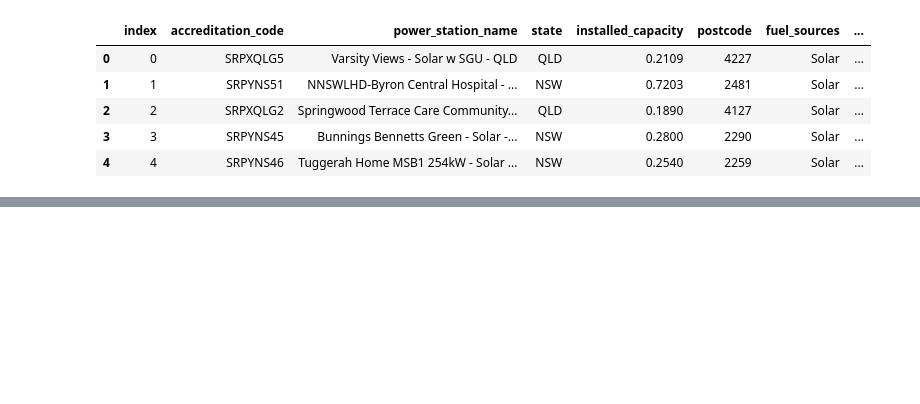
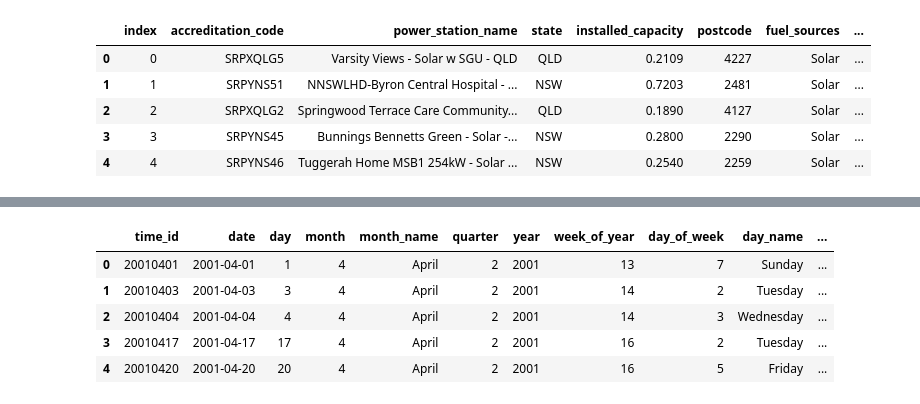
Before and after one commit to mnaufaldr01/de-assignment-1, a Jupyter notebook: assignment1.ipynb, the cells around one changed output, grey strips where cells are left out. Cells and saved outputs as stored; diff of their text form; code cells hidden in the pictures; blank space fills up the shorter version.

```diff
--- a/assignment1.ipynb
+++ b/assignment1.ipynb
@@ -643,0 +1010,55 @@ print(df_check)
+# %%
+# Transform date information from NGER and CER for loading into the dim_time table
+# Query both tables and combine them into one DataFrame
+query = """
+    SELECT "accreditation_start_date" AS date_1, "committed_date" AS date_2
+    FROM spatial_power_stations_data
+    UNION ALL
+    SELECT "time_period_start" AS date_1, "time_period_stop" AS date_2
+    FROM spatial_greenhouse_and_energy
+"""
+
+# Access the tables and load into a single DataFrame
+time_df = pd.read_sql(query, con=db_engine)
+
+# Melt the DataFrame to create a single column for dates
+time_df_melted = time_df.melt(value_name='date', var_name='date_type')
+
+# Drop the date_type column if not needed
+time_df_melted = time_df_melted.drop(columns=['date_type'])
+
+# Group by 'date' to ensure no duplicates (keep first value for each date)
+time_df_melted = time_df_melted.groupby('date', as_index=False).first()
+
+# Ensure 'date' is in datetime format
+time_df_melted['date'] = pd.to_datetime(time_df_melted['date'])
+
+# Drop rows with NaN/NaT values in the 'date' column
+time_df_melted = time_df_melted.dropna(subset=['date'])
+
+# Extract the required components
+time_df_melted['day'] = time_df_melted['date'].dt.day
+time_df_melted['month'] = time_df_melted['date'].dt.month
+time_df_melted['month_name'] = time_df_melted['date'].dt.month_name()
+time_df_melted['quarter'] = time_df_melted['date'].dt.quarter
+time_df_melted['year'] = time_df_melted['date'].dt.year
+time_df_melted['week_of_year'] = time_df_melted['date'].dt.isocalendar().week
+time_df_melted['day_of_week'] = time_df_melted['date'].dt.weekday + 1  # Monday=1, Sunday=7
+time_df_melted['day_name'] = time_df_melted['date'].dt.day_name()
+time_df_melted['is_weekend'] = time_df_melted['day_of_week'].isin([6, 7])  # Saturday=6, Sunday=7
+
+# Create time_id (usually in YYYYMMDD format)
+time_df_melted['time_id'] = time_df_melted['date'].dt.strftime('%Y%m%d').astype(int)
+
+# Reorder columns to match desired structure for dim_time
+dim_time = time_df_melted[['time_id', 'date', 'day', 'month', 'month_name', 'quarter', 'year', 'week_of_year', 'day_of_week', 'day_name', 'is_weekend']]
+
+# Final dim_time table
+dim_time.head()
+# %% [output]
+|  | time_id | date | day | month | month_name | quarter | year | week_of_year | day_of_week | day_name | ... |
+| 0 | 20010401 | 2001-04-01 | 1 | 4 | April | 2 | 2001 | 13 | 7 | Sunday | ... |
+| 1 | 20010403 | 2001-04-03 | 3 | 4 | April | 2 | 2001 | 14 | 2 | Tuesday | ... |
+| 2 | 20010404 | 2001-04-04 | 4 | 4 | April | 2 | 2001 | 14 | 3 | Wednesday | ... |
+| 3 | 20010417 | 2001-04-17 | 17 | 4 | April | 2 | 2001 | 16 | 2 | Tuesday | ... |
+| 4 | 20010420 | 2001-04-20 | 20 | 4 | April | 2 | 2001 | 16 | 5 | Friday | ... |
```
Also changed, not shown: parts of 42 cells of this notebook, 1 other file.
